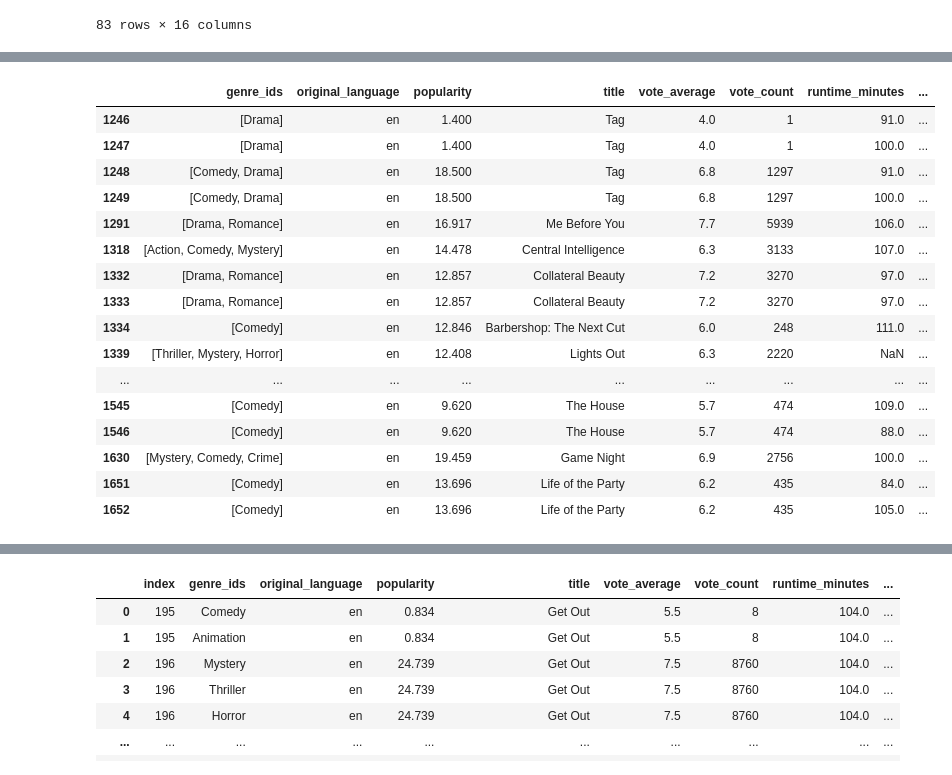
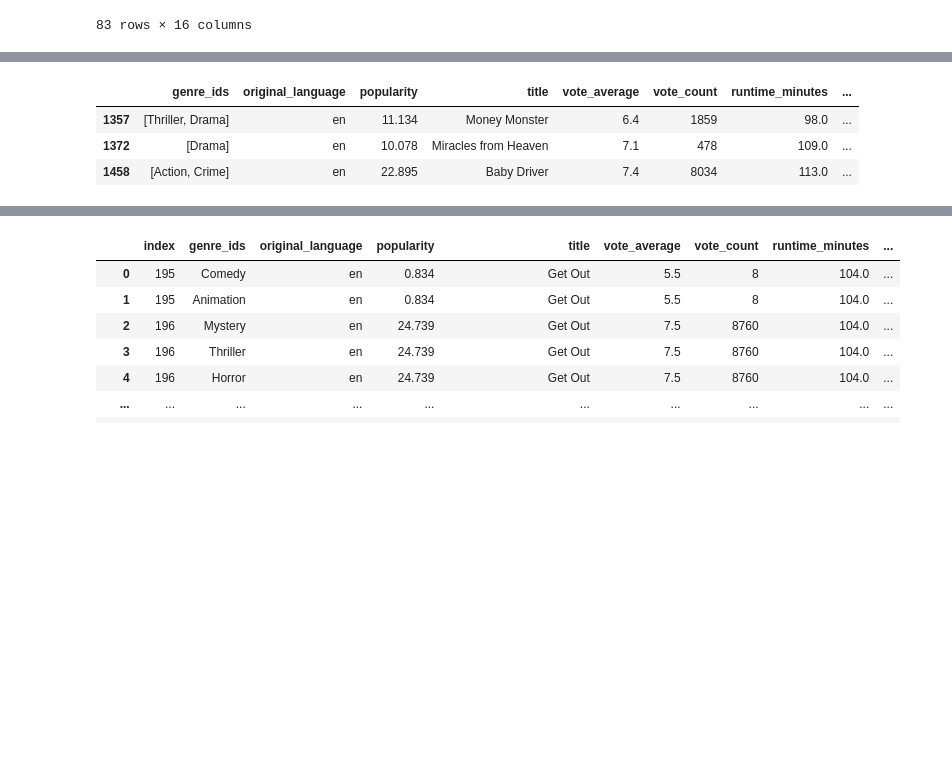
Before and after one commit to ElyLin/MovieAnalysisProject, a Jupyter notebook: Draft_2.5T.ipynb, the cells around one changed output, grey strips where cells are left out. Saved outputs shown, nothing was run; the diff lists cells and outputs as text; code cells hidden in the pictures; blank space fills up the shorter version.

```diff
--- a/Draft_2.5T.ipynb
+++ b/Draft_2.5T.ipynb
@@ -293,26 +292,13 @@ A24
 | 1548 | [Drama, Adventure] | en | 9.307 | Lean on Pete | 6.9 | 133 | 121.0 | ... |
 | 1604 | [Horror, Mystery, Thriller] | en | 26.185 | Hereditary | 7.0 | 2491 | 127.0 | ... |
 # %%
-WB = less_columns.loc[less_columns['studio'] == 'WB (NL)']
-WB
+Tri = less_columns.loc[less_columns['studio'] == 'TriS']
+Tri
 # %% [output]
 |  | genre_ids | original_language | popularity | title | vote_average | vote_count | runtime_minutes | ... |
-| 1246 | [Drama] | en | 1.400 | Tag | 4.0 | 1 | 91.0 | ... |
-| 1247 | [Drama] | en | 1.400 | Tag | 4.0 | 1 | 100.0 | ... |
-| 1248 | [Comedy, Drama] | en | 18.500 | Tag | 6.8 | 1297 | 91.0 | ... |
-| 1249 | [Comedy, Drama] | en | 18.500 | Tag | 6.8 | 1297 | 100.0 | ... |
-| 1291 | [Drama, Romance] | en | 16.917 | Me Before You | 7.7 | 5939 | 106.0 | ... |
-| 1318 | [Action, Comedy, Mystery] | en | 14.478 | Central Intelligence | 6.3 | 3133 | 107.0 | ... |
-| 1332 | [Drama, Romance] | en | 12.857 | Collateral Beauty | 7.2 | 3270 | 97.0 | ... |
-| 1333 | [Drama, Romance] | en | 12.857 | Collateral Beauty | 7.2 | 3270 | 97.0 | ... |
-| 1334 | [Comedy] | en | 12.846 | Barbershop: The Next Cut | 6.0 | 248 | 111.0 | ... |
-| 1339 | [Thriller, Mystery, Horror] | en | 12.408 | Lights Out | 6.3 | 2220 | NaN | ... |
-| ... | ... | ... | ... | ... | ... | ... | ... | ... |
-| 1545 | [Comedy] | en | 9.620 | The House | 5.7 | 474 | 109.0 | ... |
-| 1546 | [Comedy] | en | 9.620 | The House | 5.7 | 474 | 88.0 | ... |
-| 1630 | [Mystery, Comedy, Crime] | en | 19.459 | Game Night | 6.9 | 2756 | 100.0 | ... |
-| 1651 | [Comedy] | en | 13.696 | Life of the Party | 6.2 | 435 | 84.0 | ... |
-| 1652 | [Comedy] | en | 13.696 | Life of the Party | 6.2 | 435 | 105.0 | ... |
+| 1357 | [Thriller, Drama] | en | 11.134 | Money Monster | 6.4 | 1859 | 98.0 | ... |
+| 1372 | [Drama] | en | 10.078 | Miracles from Heaven | 7.1 | 478 | 109.0 | ... |
+| 1458 | [Action, Crime] | en | 22.895 | Baby Driver | 7.4 | 8034 | 113.0 | ... |
 # %%
 paramount = less_columns.loc[less_columns['studio'] == 'Par.']
 paramount
```
Also changed, not shown: parts of 1 cell of this notebook.
